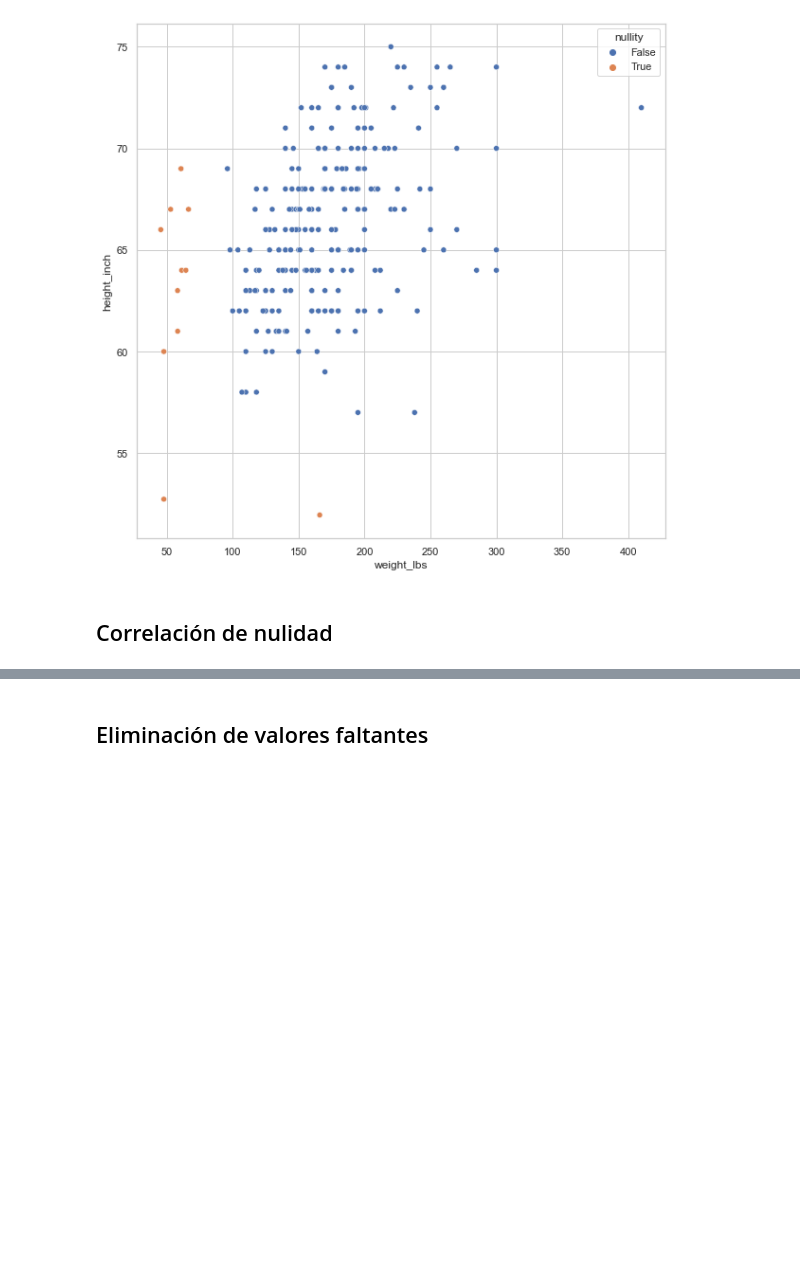
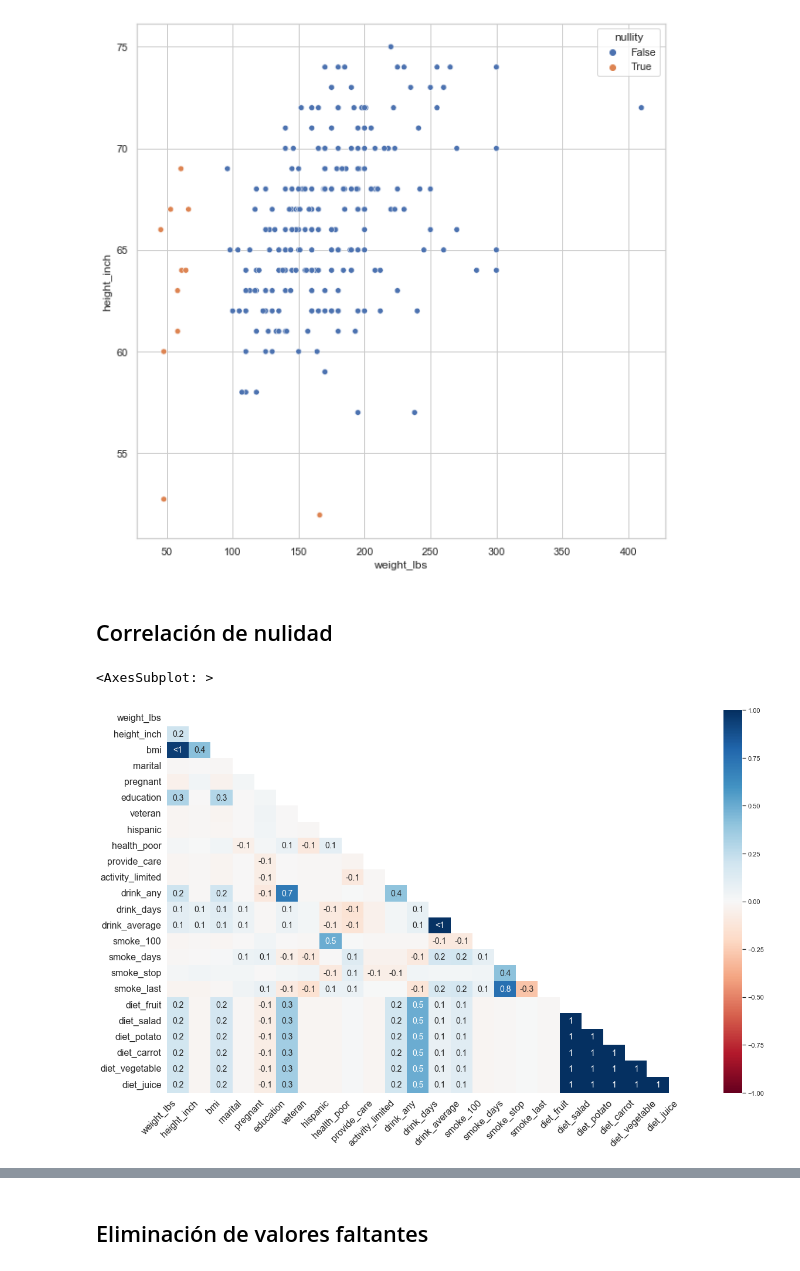
Before and after one commit to Bryan1195/Course_Missing_Values, a Jupyter notebook: notebooks/live-exploration-missing-values.ipynb, the cells around one changed output, grey strips where cells are left out. Drawn from its saved outputs; the diff is of its cells as text; code cells hidden in the pictures; blank space fills up the shorter version.

```diff
--- a/notebooks/live-exploration-missing-values.ipynb
+++ b/notebooks/live-exploration-missing-values.ipynb
@@ -1030,3 +1030,10 @@ riskfactors_df.missing.nullity_scatterplot("weight_lbs","height_inch")
 [figure]
 # %% [markdown]
 ## Correlación de nulidad
+# %%
+missingno.heatmap(
+    df=riskfactors_df
+)
+# %% [output]
+<AxesSubplot: >
+[figure, added]
```
Also changed, not shown: parts of 1 cell of this notebook.
